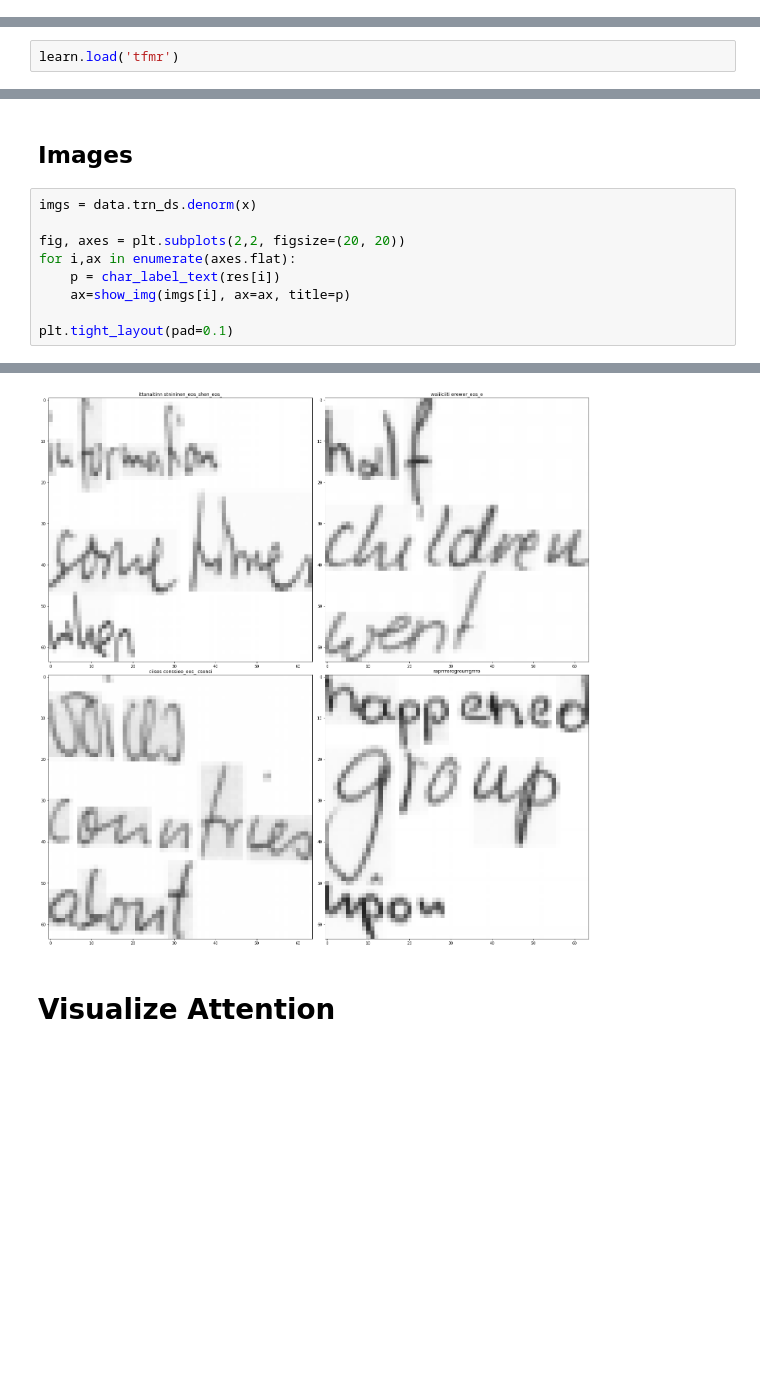
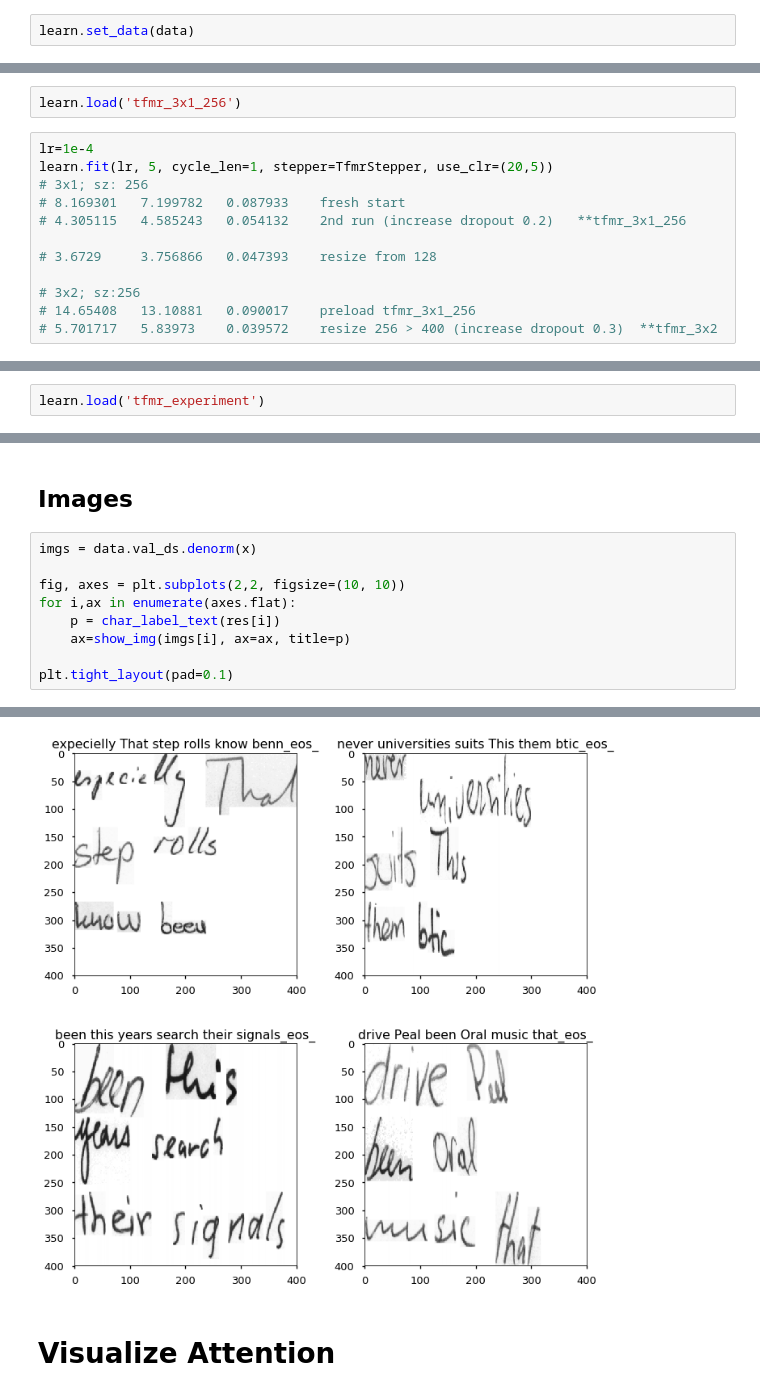
Before and after one commit to ahs8w/fastai, a Jupyter notebook: projects/OCR-Transformer.ipynb, the cells around one changed output, grey strips where cells are left out. Saved outputs shown, nothing was run; the diff lists cells and outputs as text; blank space fills up the shorter version.

```diff
--- a/projects/OCR-Transformer.ipynb
+++ b/projects/OCR-Transformer.ipynb
@@ -728,0 +633,2 @@ learn.load('tfmr')
+# %%
+learn.set_data(data)
@@ -728,0 +641,14 @@ learn.load('tfmr')
+# %%
+learn.load('tfmr_3x1_256')
+# %%
+lr=1e-4
+learn.fit(lr, 5, cycle_len=1, stepper=TfmrStepper, use_clr=(20,5))
+# 3x1; sz: 256
+# 8.169301   7.199782   0.087933    fresh start
+# 4.305115   4.585243   0.054132    2nd run (increase dropout 0.2)   **tfmr_3x1_256
+
+# 3.6729     3.756866   0.047393    resize from 128
+
+# 3x2; sz:256
+# 14.65408   13.10881   0.090017    preload tfmr_3x1_256
+# 5.701717   5.83973    0.039572    resize 256 > 400 (increase dropout 0.3)  **tfmr_3x2
@@ -729,7 +666,7 @@ learn.load('tfmr')
 # %% [markdown]
 # Results
 # %%
-learn.load('tfmr')
+learn.load('tfmr_experiment')
 # %%
 x,y = next(iter(data.val_dl))
 
@@ -757,9 +689,9 @@ char_error_rate(preds, y)
 # %% [markdown]
 ## Images
 # %%
-imgs = data.trn_ds.denorm(x)
+imgs = data.val_ds.denorm(x)
 
-fig, axes = plt.subplots(2,2, figsize=(20, 20))
+fig, axes = plt.subplots(2,2, figsize=(10, 10))
 for i,ax in enumerate(axes.flat):
     p = char_label_text(res[i])
     ax=show_img(imgs[i], ax=ax, title=p)
@@ -769,4 +702,4 @@ plt.tight_layout(pad=0.1)
-[figure, old version]
+[figure, new version]
 # %% [markdown]
 # Visualize Attention
 # %%
```
Also changed, not shown: parts of 45 cells of this notebook.
